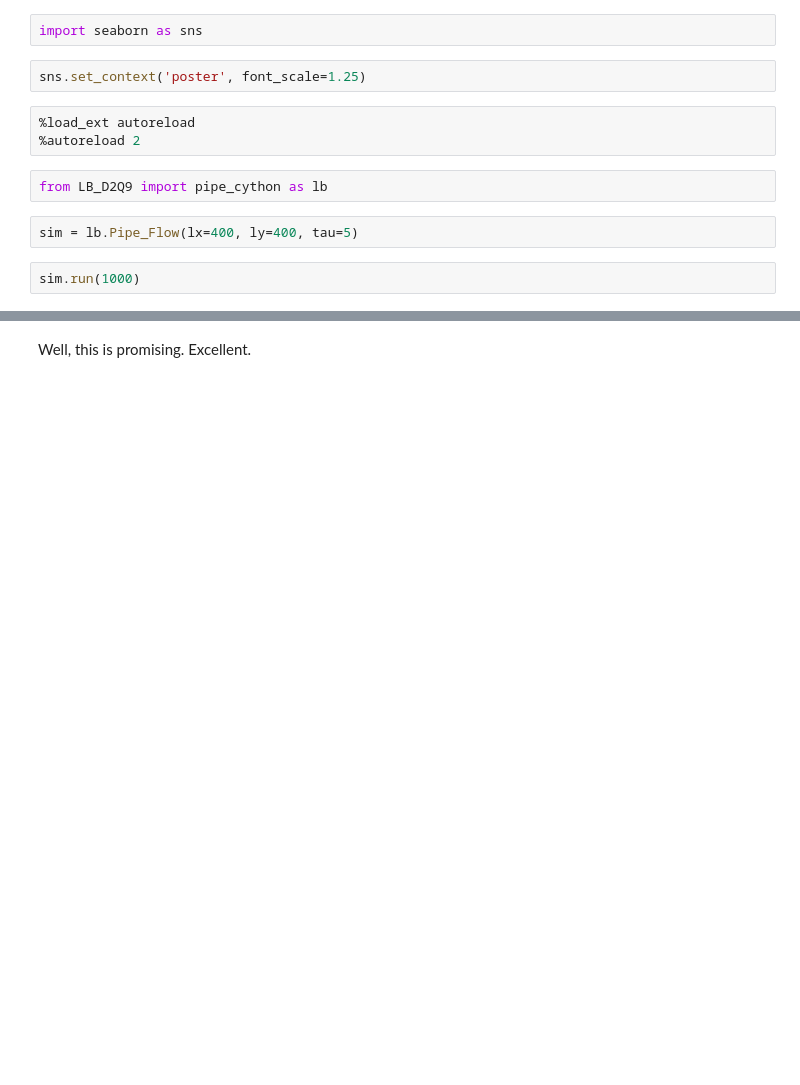
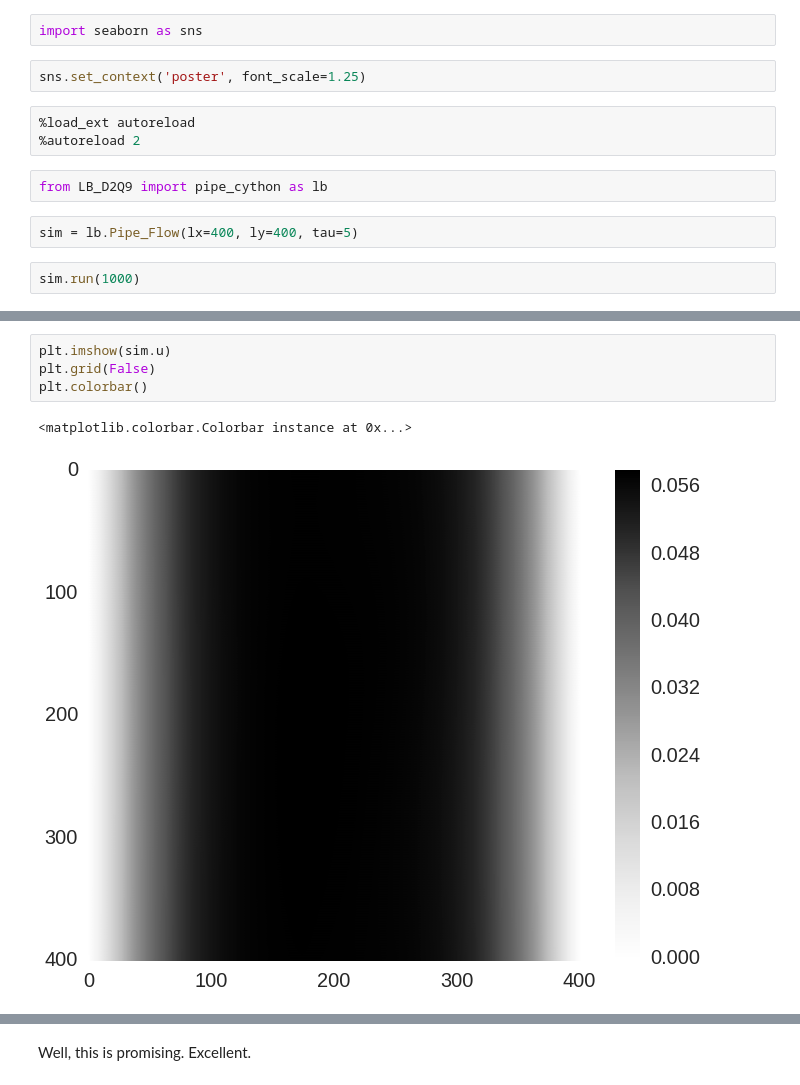
Before and after one commit to latticeboltzmann/2d-lb, a Jupyter notebook: docs/testing_package_cython.ipynb, the cells around one changed output, grey strips where cells are left out. Drawn from its saved outputs; the diff is of its cells as text; blank space fills up the shorter version.

```diff
--- a/docs/testing_package_cython.ipynb
+++ b/docs/testing_package_cython.ipynb
@@ -47,0 +49,7 @@ plt.plot(velocity_magnitude[50, :])
+# %%
+plt.imshow(sim.u)
+plt.grid(False)
+plt.colorbar()
+# %% [output]
+<matplotlib.colorbar.Colorbar instance at 0x...>
+[figure, added]
```
Also changed, not shown: parts of 5 cells of this notebook, 1 other file.
